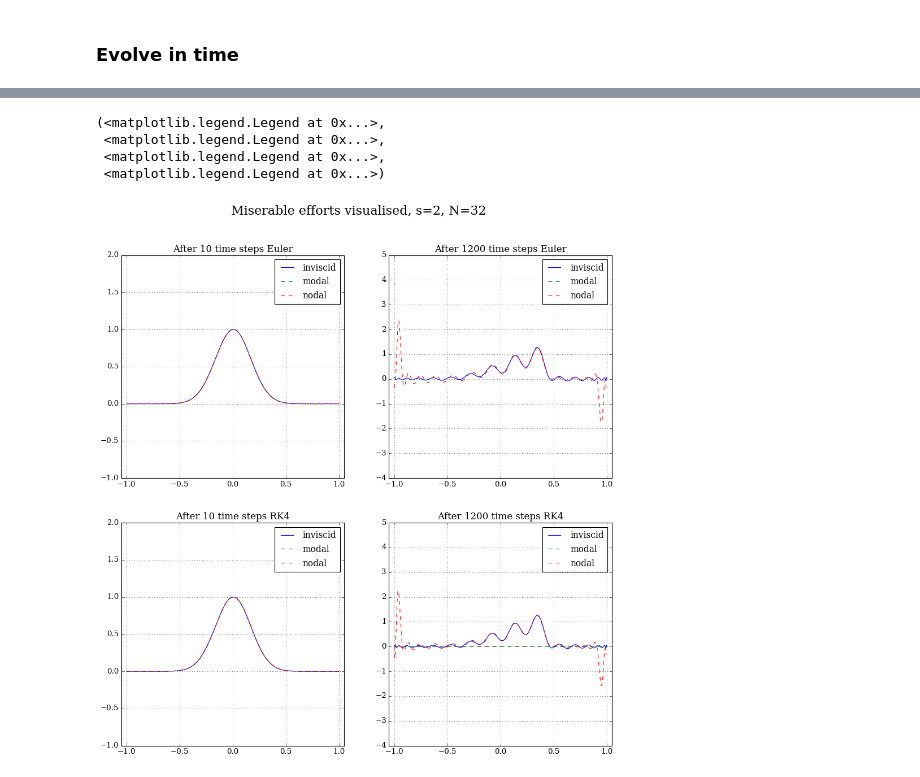
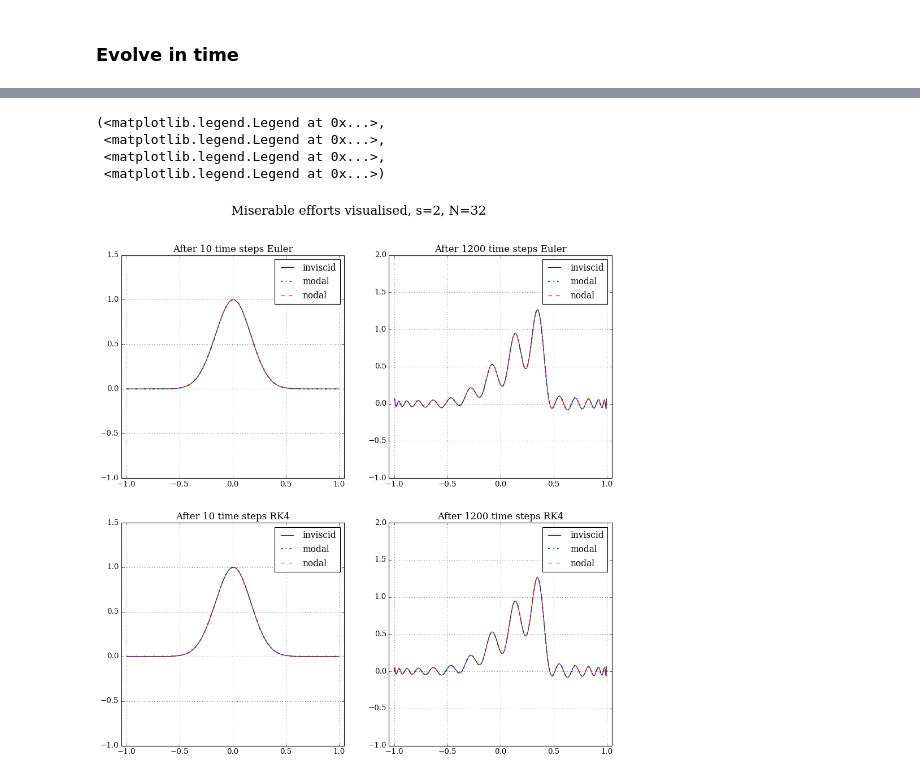
Before and after one commit to Yurlungur/summer_project, a Jupyter notebook: Cheb_Gauss_Lobato/burgers/Burgers_clean.ipynb, the cells around one changed output, grey strips where cells are left out. Drawn from its saved outputs; the diff is of its cells as text; code cells hidden in the pictures.

```diff
--- a/Cheb_Gauss_Lobato/burgers/Burgers_clean.ipynb
+++ b/Cheb_Gauss_Lobato/burgers/Burgers_clean.ipynb
@@ -243,22 +245,22 @@ for idx, t_n in enumerate(t):
 # %%
 fig, ax = plt.subplots(2,2, figsize=(14,14))
 fig.suptitle('Miserable efforts visualised, s=2, N=32', fontsize=20)
 ax[0,0].set_title('After 10 time steps Euler'), ax[0,1].set_title('After 1200 time steps Euler')
 ax[1,0].set_title('After 10 time steps RK4'), ax[1,1].set_title('After 1200 time steps RK4')
 
-ax[0,0].plot(x, euler_inviscidx2[10,:], label='inviscid'), ax[0,0].plot(x, euler_modalx[10,:], '--', label='modal'),
+ax[0,0].plot(x, euler_inviscidx2[10,:], label='inviscid'), ax[0,0].plot(x, euler_modalx2[10,:], '-.', lw=2, label='modal'),
 ax[0,0].plot(x, euler_nodalx2[10,:], '--', label='nodal')
-ax[0,1].plot(x, euler_inviscidx[1200,:], label='inviscid'), ax[0,1].plot(x, euler_modalx[1200,:], '--', label='modal'),
-ax[0,1].plot(x, euler_nodalx[1200,:], '--',  label='nodal')
-ax[1,0].plot(x, odeint_inviscidx[10,:], label='inviscid'), ax[1,0].plot(x, odeint_modalx[10,:], '--', label='modal'),
-ax[1,0].plot(x, odeint_nodalx[10,:], '--', label='nodal')
-ax[1,1].plot(x, odeint_inviscidx[1200,:], label='inviscid'), ax[1,1].plot(x, odeint_modalx[1200,:], '--', label='modal'),
-ax[1,1].plot(x, odeint_nodalx[1200,:], '--', label='nodal')
+ax[0,1].plot(x, euler_inviscidx2[1200,:], label='inviscid'), ax[0,1].plot(x, euler_modalx2[1200,:], '-.', lw=2, label='modal'),
+ax[0,1].plot(x, euler_nodalx2[1200,:], '--',  label='nodal')
+ax[1,0].plot(x, odeint_inviscidx2[10,:], label='inviscid'), ax[1,0].plot(x, odeint_modalx2[10,:], '-.', lw=2, label='modal'),
+ax[1,0].plot(x, odeint_nodalx2[10,:], '--', label='nodal')
+ax[1,1].plot(x, odeint_inviscidx2[1200,:], label='inviscid'), ax[1,1].plot(x, odeint_modalx2[1200,:], '-.', lw=2, label='modal'),
+ax[1,1].plot(x, odeint_nodalx2[1200,:], '--', label='nodal')
 ax[0,0].set_xlim(-1.05, 1.05), ax[0,1].set_xlim(-1.05, 1.05), ax[1,0].set_xlim(-1.05, 1.05), ax[1,1].set_xlim(-1.05, 1.05)
 ax[0,0].legend(fontsize=14), ax[0,1].legend(fontsize=14), ax[1,0].legend(fontsize=14), ax[1,1].legend(fontsize=14)
 # %% [output]
 (<matplotlib.legend.Legend at 0x...>,
  <matplotlib.legend.Legend at 0x...>,
  <matplotlib.legend.Legend at 0x...>,
  <matplotlib.legend.Legend at 0x...>)
-[figure, old version]
+[figure, new version]
```
Also changed, not shown: parts of 1 cell of this notebook.
